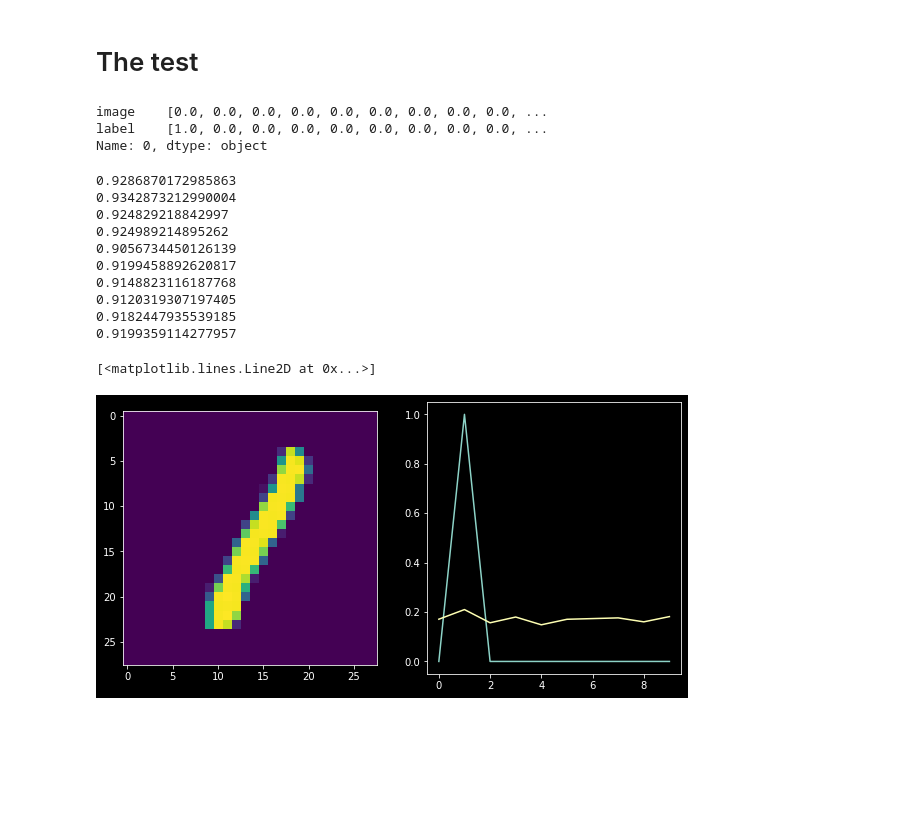
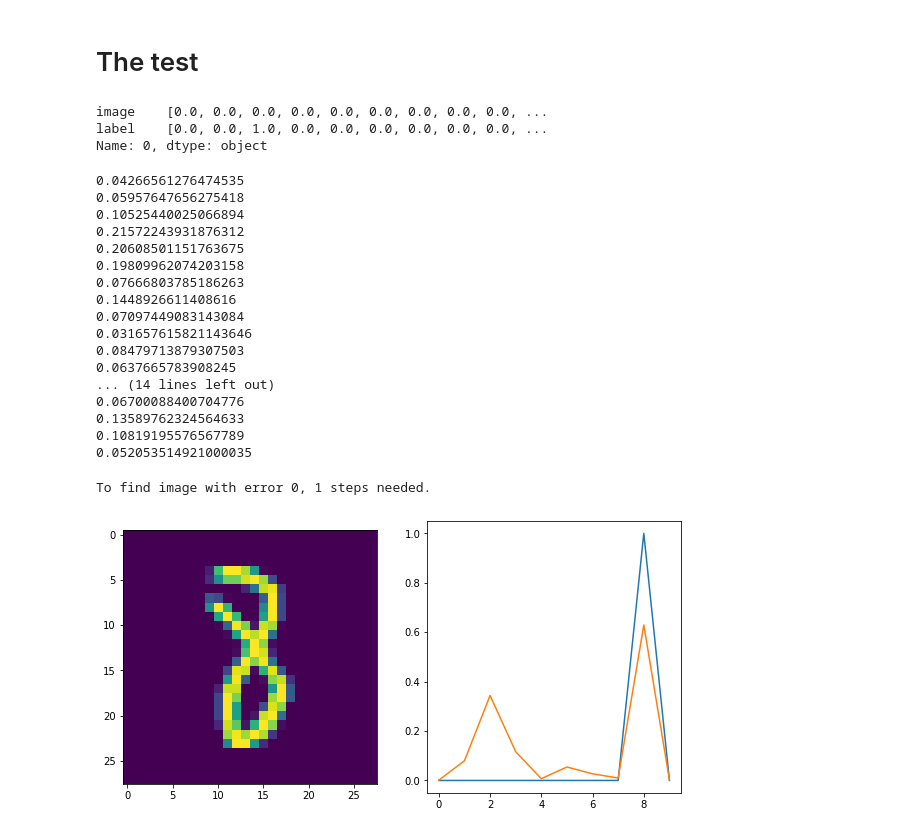
Before and after one commit to roma160/No-lib-ML, a Jupyter notebook: mnist/main.ipynb, the cells around one changed output. Drawn from its saved outputs; the diff is of its cells as text; code cells hidden in the pictures; blank space fills up the shorter version.

```diff
--- a/mnist/main.ipynb
+++ b/mnist/main.ipynb
@@ -53,0 +22,2 @@ ds_test = tfds.as_dataframe(
+# %%
+dataset = load_dataset("mnist")
@@ -53,0 +26,6 @@ ds_test = tfds.as_dataframe(
+# %%
+_train, _test = dataset.values()
+ds_train = pd.DataFrame(_train)
+ds_test = pd.DataFrame(_test)
+
+ds_train.head()
@@ -297,15 +282,15 @@ def backward(model: Model, raw: list[np.ndarray], out: list[np.ndarray], y: np.n
 ds_train.iloc[0]
 # %% [output]
 image    [0.0, 0.0, 0.0, 0.0, 0.0, 0.0, 0.0, 0.0, 0.0, ...
-label    [1.0, 0.0, 0.0, 0.0, 0.0, 0.0, 0.0, 0.0, 0.0, ...
+label    [0.0, 0.0, 1.0, 0.0, 0.0, 0.0, 0.0, 0.0, 0.0, ...
 Name: 0, dtype: object
 # %%
 model = Model((784, 100, 10), [Functions.relu, Functions.sigmoid])
 model.w[0] *= .1
 model.w[1] *= .1
 # %%
-batch_size = 40
-for j in range(int(1e3)):
+batch_size = 20
+for j in range(int(3e3)):
     C, Dw, Db = 0, [0, 0], [0, 0]
     for i in np.random.randint(0, len(ds_train), batch_size):
         x, y = ds_train.iloc[i]
@@ -318,16 +303,23 @@ for j in range(int(1e3)):
     if not j % int(1e2):
         print(C / batch_size)
     for i in range(len(model.shape)-1):
-        model.w[i] -= Dw[i] * .001 / batch_size
+        model.w[i] -= Dw[i] * .1 / batch_size
         model.b[i] -= Db[i] * .01 / batch_size
 # %% [output]
-0.9286870172985863
-0.9342873212990004
-0.924829218842997
-0.924989214895262
-0.9056734450126139
-0.9199458892620817
-0.9148823116187768
-0.9120319307197405
-0.9182447935539185
-0.9199359114277957
+0.04266561276474535
+0.05957647656275418
+0.10525440025066894
+0.21572243931876312
+0.20608501151763675
+0.19809962074203158
+0.07666803785186263
+0.1448926611408616
+0.07097449083143084
+0.031657615821143646
+0.08479713879307503
+0.0637665783908245
+... (14 lines left out)
+0.06700088400704776
+0.13589762324564633
+0.10819195576567789
+0.052053514921000035
@@ -336,13 +326,17 @@ import matplotlib.pyplot as plt
 # %%
 c = 0
-while c < 0.2:
+counter = 0
+error_to_find = 0
+while c < error_to_find or not counter:
     x, y = ds_test.iloc[rnd.randint(0, len(ds_test)-1)]
     pred = forward(model, x)[1][-1]
     c = sum((pred - y)**2)
+    counter += 1
 (fig, [ax1, ax2]) = plt.subplots(1, 2, figsize=(10, 5))
 ax1.imshow(x.reshape(28, -1))
 ax2.plot(y)
 ax2.plot(pred)
+print(f"To find image with error {error_to_find}, {counter} steps needed.")
 # %% [output]
-[<matplotlib.lines.Line2D at 0x...>]
+To find image with error 0, 1 steps needed.
-[figure, old version]
+[figure, new version]
```
Also changed, not shown: parts of 7 cells of this notebook, 2 other files.
